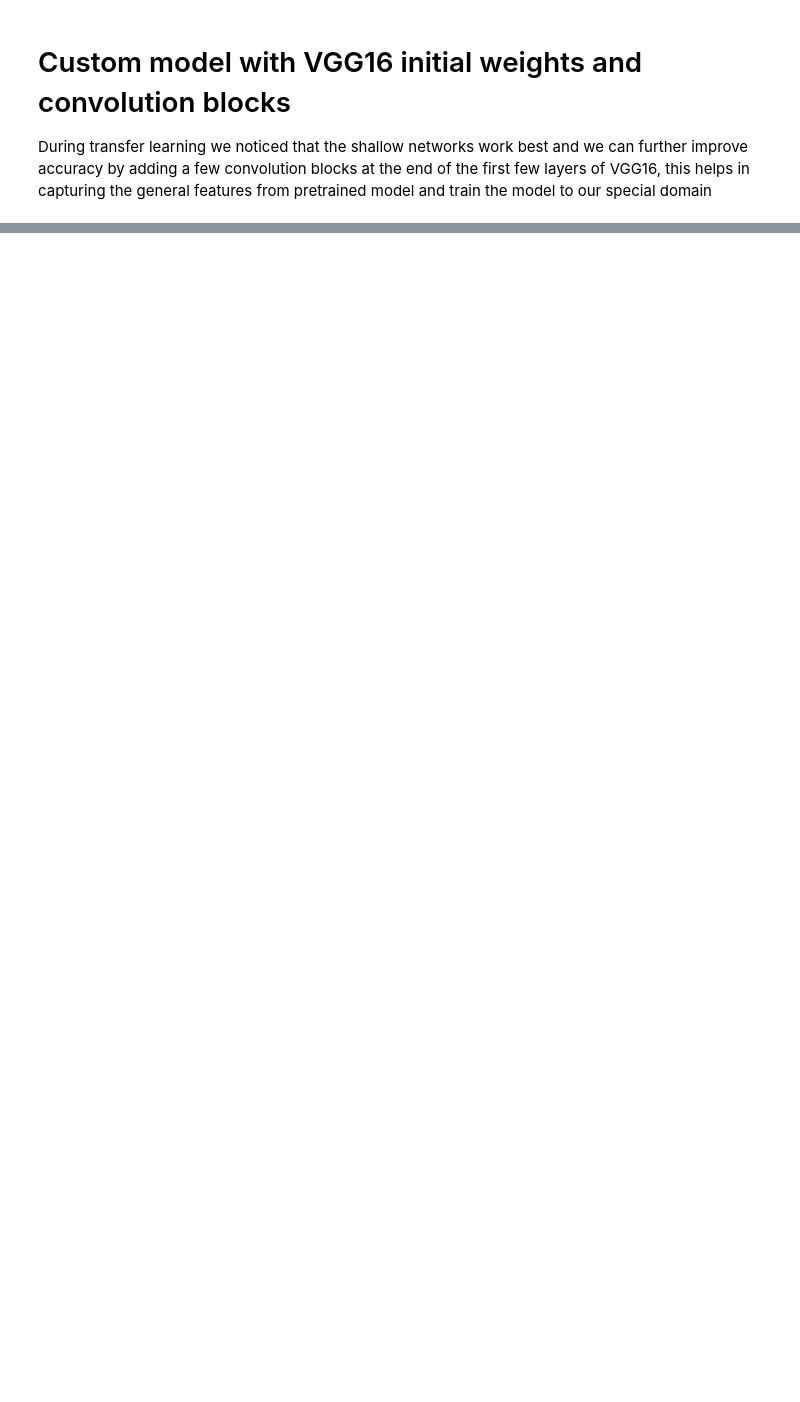
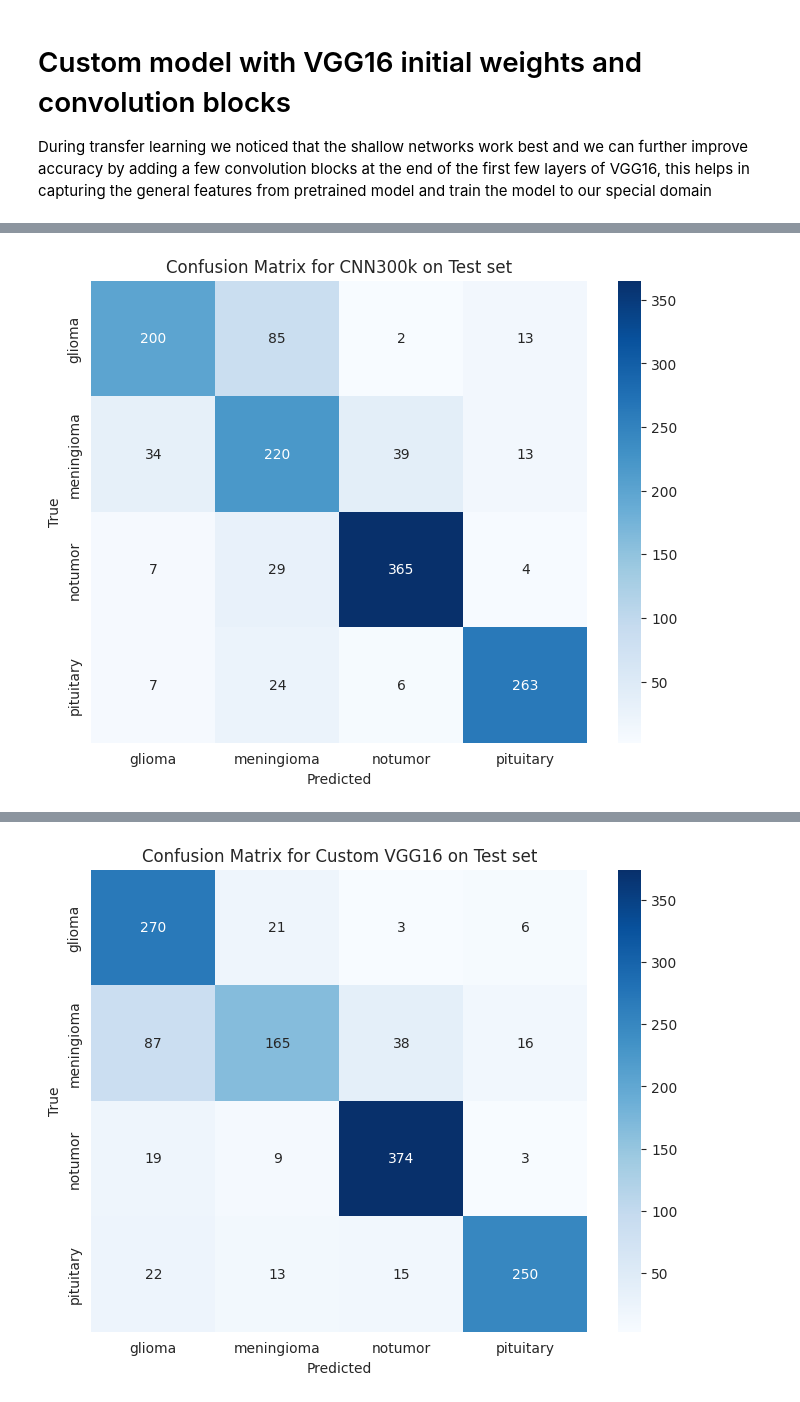
Before and after one commit to Tinus1424/braintumor, a Jupyter notebook: main_notebook.ipynb, the cells around one changed output, grey strips where cells are left out. Saved outputs shown, nothing was run; the diff lists cells and outputs as text; code cells hidden in the pictures; blank space fills up the shorter version.

```diff
--- a/main_notebook.ipynb
+++ b/main_notebook.ipynb
@@ -556,0 +435,4 @@ custom_model.save('models/custom_vgg16.keras')
+# %%
+plot_confusion_matrix(cnn, X_test, y_test, class_names_test, normalize=False, title = 'CNN300k on Test set')
+plot_confusion_matrix(custom_vgg, X_test, y_test, class_names_test, normalize=False, title = 'Custom VGG16 on Test set')
+# %% [output]
@@ -556,0 +440 @@ custom_model.save('models/custom_vgg16.keras')
+[figure, added]
@@ -556,0 +442 @@ custom_model.save('models/custom_vgg16.keras')
+[figure, added]
```
Also changed, not shown: parts of 36 cells of this notebook, 6 other files.
